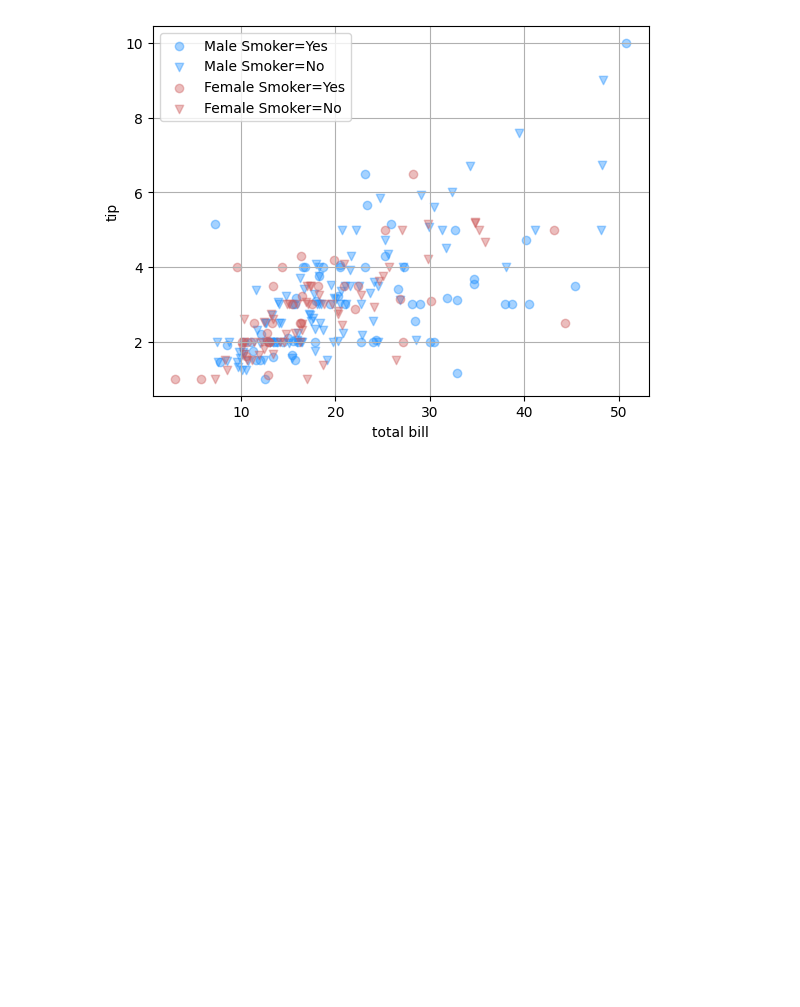
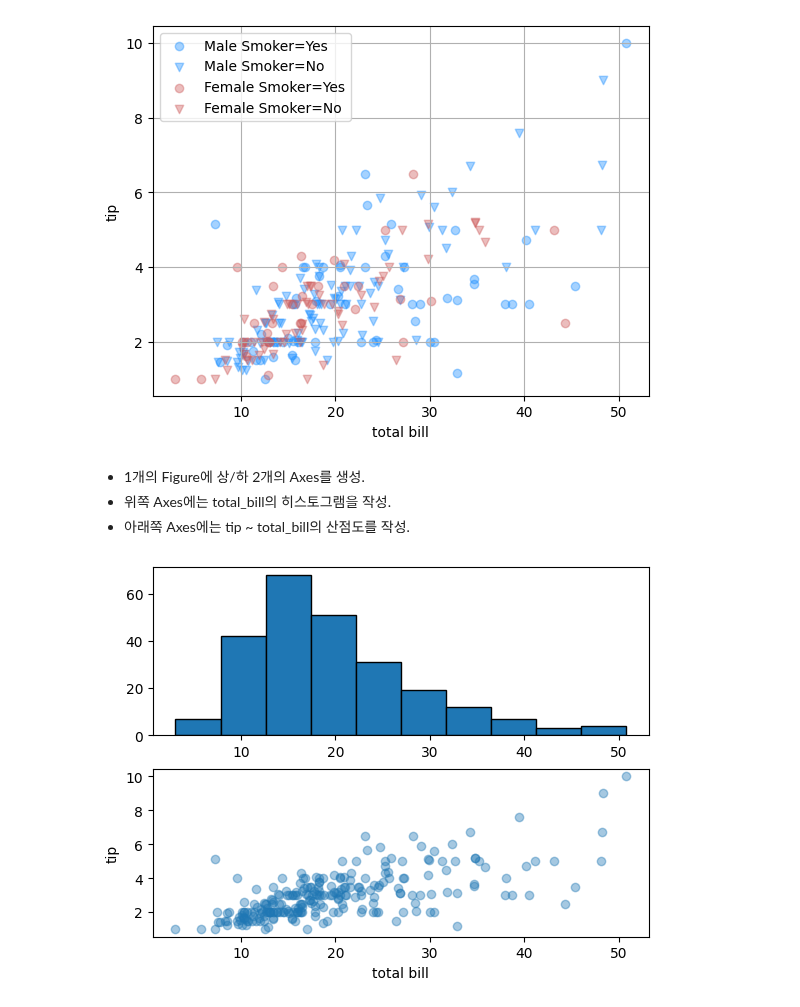
Before and after one commit to JakeOh/202511_BD53, a Jupyter notebook: lab_python/da04_matplotlib.ipynb, the cells around one changed output. Cells and saved outputs as stored; diff of their text form; code cells hidden in the pictures; blank space fills up the shorter version.

Commit message:
line plot

```diff
--- a/lab_python/da04_matplotlib.ipynb
+++ b/lab_python/da04_matplotlib.ipynb
@@ -554,3 +554,18 @@ plt.grid()
 plt.show()
 # %% [output]
 [figure]
+# %% [markdown]
+*   1개의 Figure에 상/하 2개의 Axes를 생성.
+*   위쪽 Axes에는 total_bill의 히스토그램을 작성.
+*   아래쪽 Axes에는 tip ~ total_bill의 산점도를 작성.
+# %%
+fig, axes = plt.subplots(nrows=2)
+
+axes[0].hist(x=tips.total_bill, edgecolor='black')
+axes[1].scatter(x=tips.total_bill, y=tips.tip, alpha=0.4)
+axes[1].set_xlabel('total bill')
+axes[1].set_ylabel('tip')
+
+plt.show()
+# %% [output]
+[figure, added]
```
Also changed, not shown: parts of 5 cells of this notebook.
